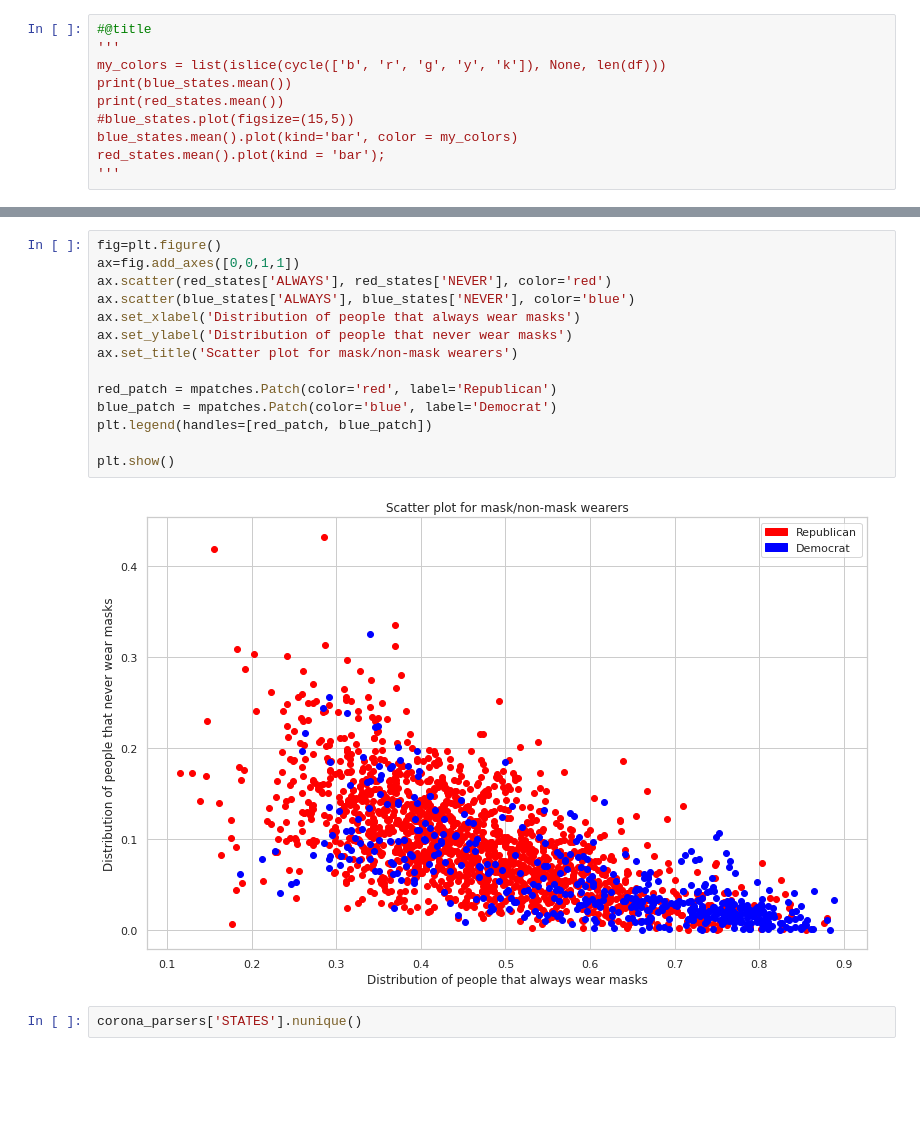
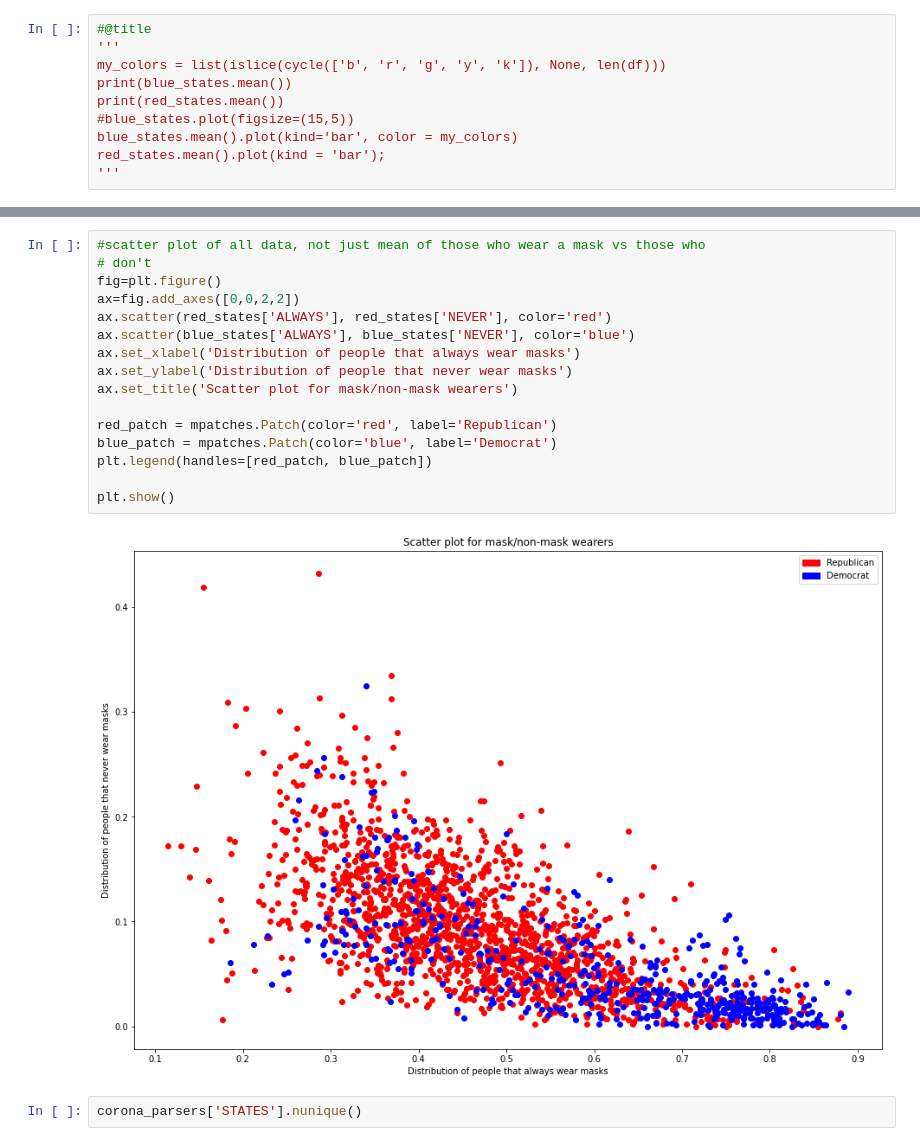
Before and after one commit to jraval/DSPT9_Build1_coronavirus, a Jupyter notebook: Coronavirus_maskwearing_bycounty.ipynb, the cells around one changed output, grey strips where cells are left out. Drawn from its saved outputs; the diff is of its cells as text; blank space fills up the shorter version.

```diff
--- a/Coronavirus_maskwearing_bycounty.ipynb
+++ b/Coronavirus_maskwearing_bycounty.ipynb
@@ -540,19 +566,21 @@ plt.show()
 # %%
+#scatter plot of all data, not just mean of those who wear a mask vs those who
+# don't
 fig=plt.figure()
-ax=fig.add_axes([0,0,1,1])
+ax=fig.add_axes([0,0,2,2])
 ax.scatter(red_states['ALWAYS'], red_states['NEVER'], color='red')
 ax.scatter(blue_states['ALWAYS'], blue_states['NEVER'], color='blue')
 ax.set_xlabel('Distribution of people that always wear masks')
 ax.set_ylabel('Distribution of people that never wear masks')
 ax.set_title('Scatter plot for mask/non-mask wearers')
 
 red_patch = mpatches.Patch(color='red', label='Republican')
 blue_patch = mpatches.Patch(color='blue', label='Democrat')
 plt.legend(handles=[red_patch, blue_patch])
 
 plt.show()
 # %% [output]
-[figure, old version]
+[figure, new version]
 # %%
 corona_parsers['STATES'].nunique()
 # %% [output]
```
Also changed, not shown: parts of 55 cells of this notebook.
